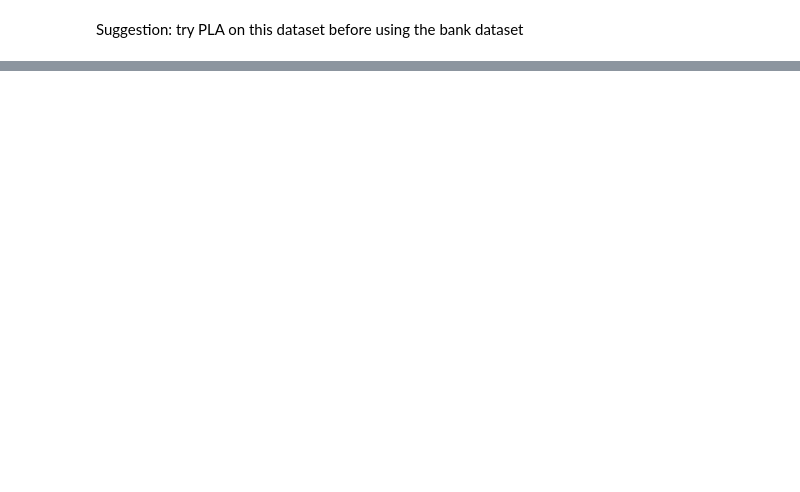
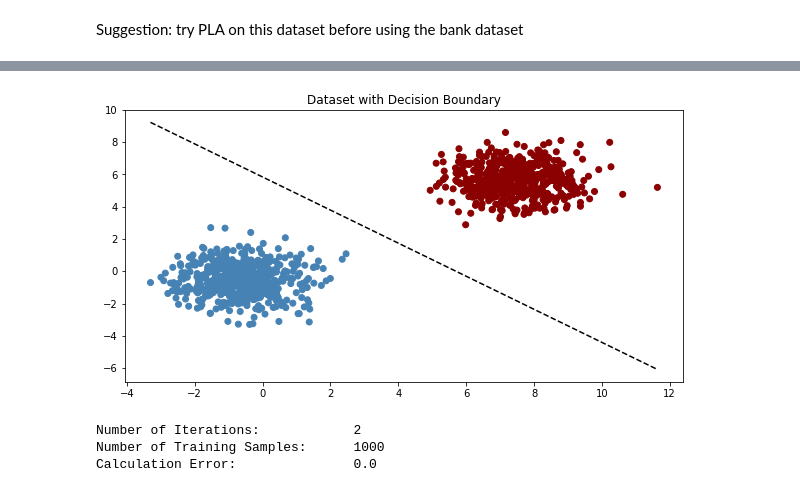
Before and after one commit to vipulpopat/MSCAI_Sem1_Etivity1, a Jupyter notebook: Etivity1.ipynb, the cells around one changed output, grey strips where cells are left out. Cells and saved outputs as stored; diff of their text form; code cells hidden in the pictures; blank space fills up the shorter version.

```diff
--- a/Etivity1.ipynb
+++ b/Etivity1.ipynb
@@ -177,0 +102,19 @@ print(weights)
+# %%
+def run_pla(X, y, verbose=1):
+    # Run PLA on dataet and display results
+
+    # Create and initialize weights
+    weights = np.zeros([X.shape[1]+1,1])
+    # Set Bias to 1
+    weights[0] = 1
+
+    weights, iterations = pla(X, y, weights)
+
+    plot_data_w_boundary(X, y, weights)
+
+    if(verbose==1):
+        print("Number of Iterations:      \t",iterations)
+        print("Number of Training Samples:\t",X.shape[0])
+        print("Calculation Error:         \t",calc_error(X, y, weights))
+
+    return weights, iterations
@@ -177,0 +133,7 @@ print(weights)
+# %%
+run_pla(X,y);
+# %% [output]
+[figure, added]
+Number of Iterations:            2
+Number of Training Samples:      1000
+Calculation Error:               0.0
```
Also changed, not shown: parts of 15 cells of this notebook.
